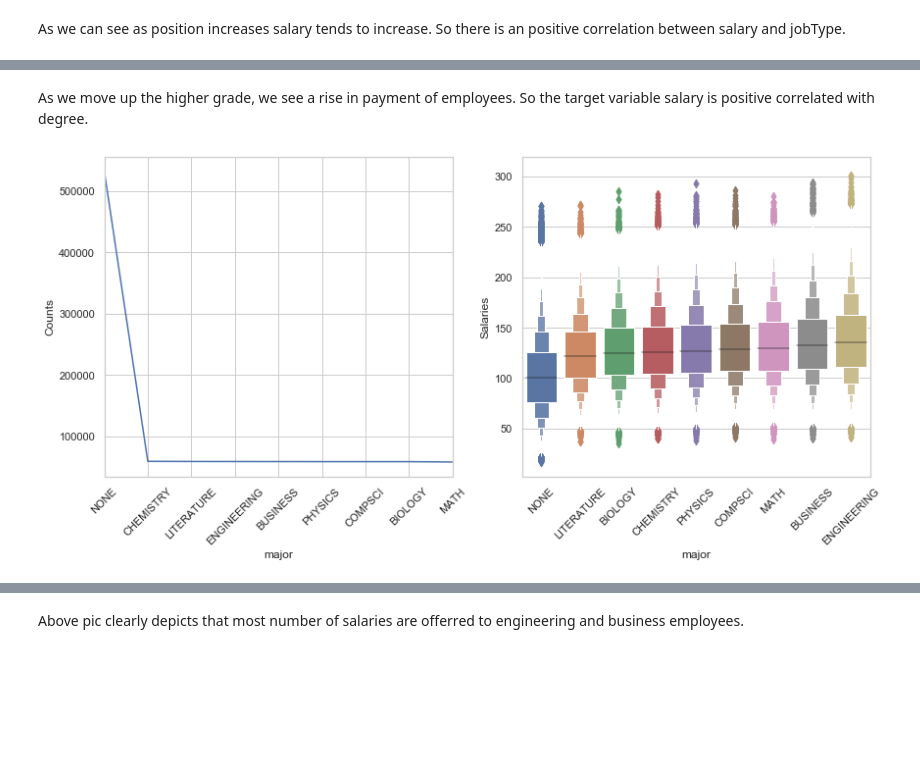
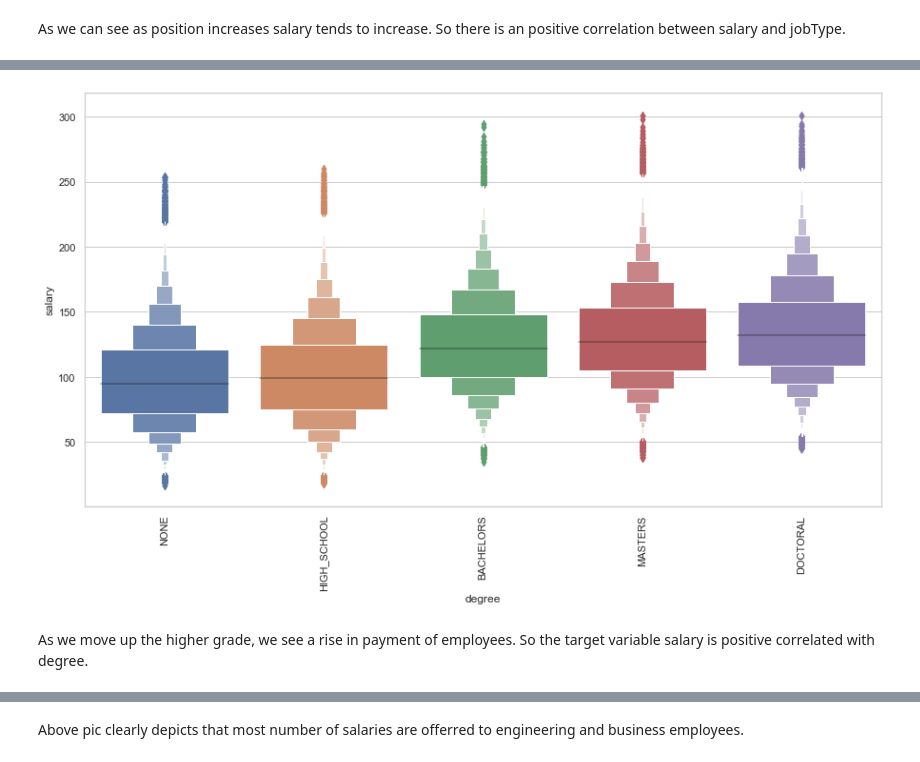
Before and after one commit to nikhilgharge4591/salaryPredictionPortfolio, a Jupyter notebook: Salary Prediction Project.ipynb, the cells around one changed output, grey strips where cells are left out. Saved outputs shown, nothing was run; the diff lists cells and outputs as text; code cells hidden in the pictures; blank space fills up the shorter version.

```diff
--- a/Salary Prediction Project.ipynb
+++ b/Salary Prediction Project.ipynb
@@ -251,6 +223,6 @@ plot_feature(salaryPred_Train_data, 'degree')
+# %%
+boxen_plot('degree')
+# %% [output]
+[figure, added]
 # %% [markdown]
 As we move up the higher grade, we see a rise in payment of employees. So the target variable salary is positive correlated with degree.
-# %%
-plot_feature(salaryPred_Train_data, "major")
-# %% [output]
-[figure, removed]
```
Also changed, not shown: parts of 43 cells of this notebook.
